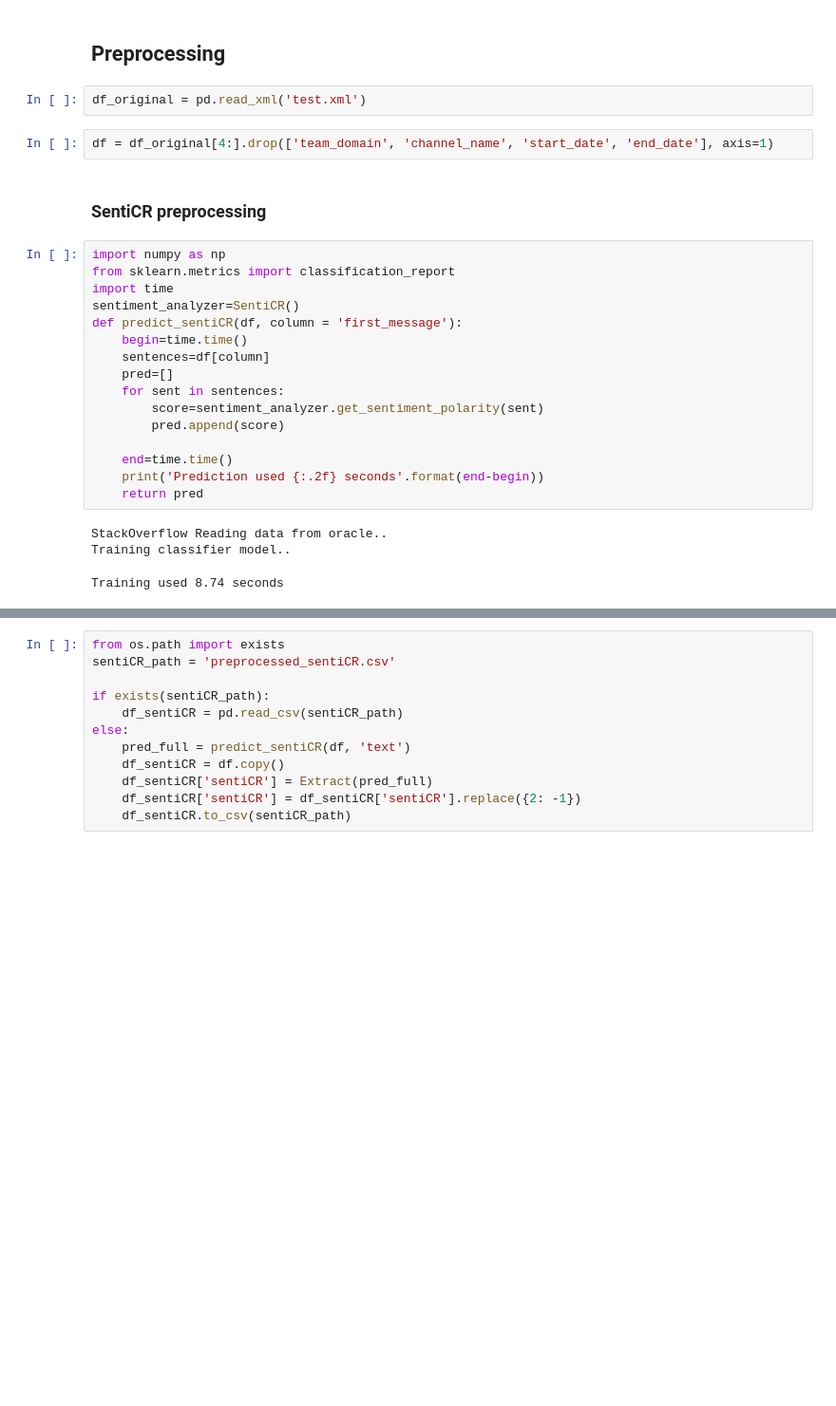
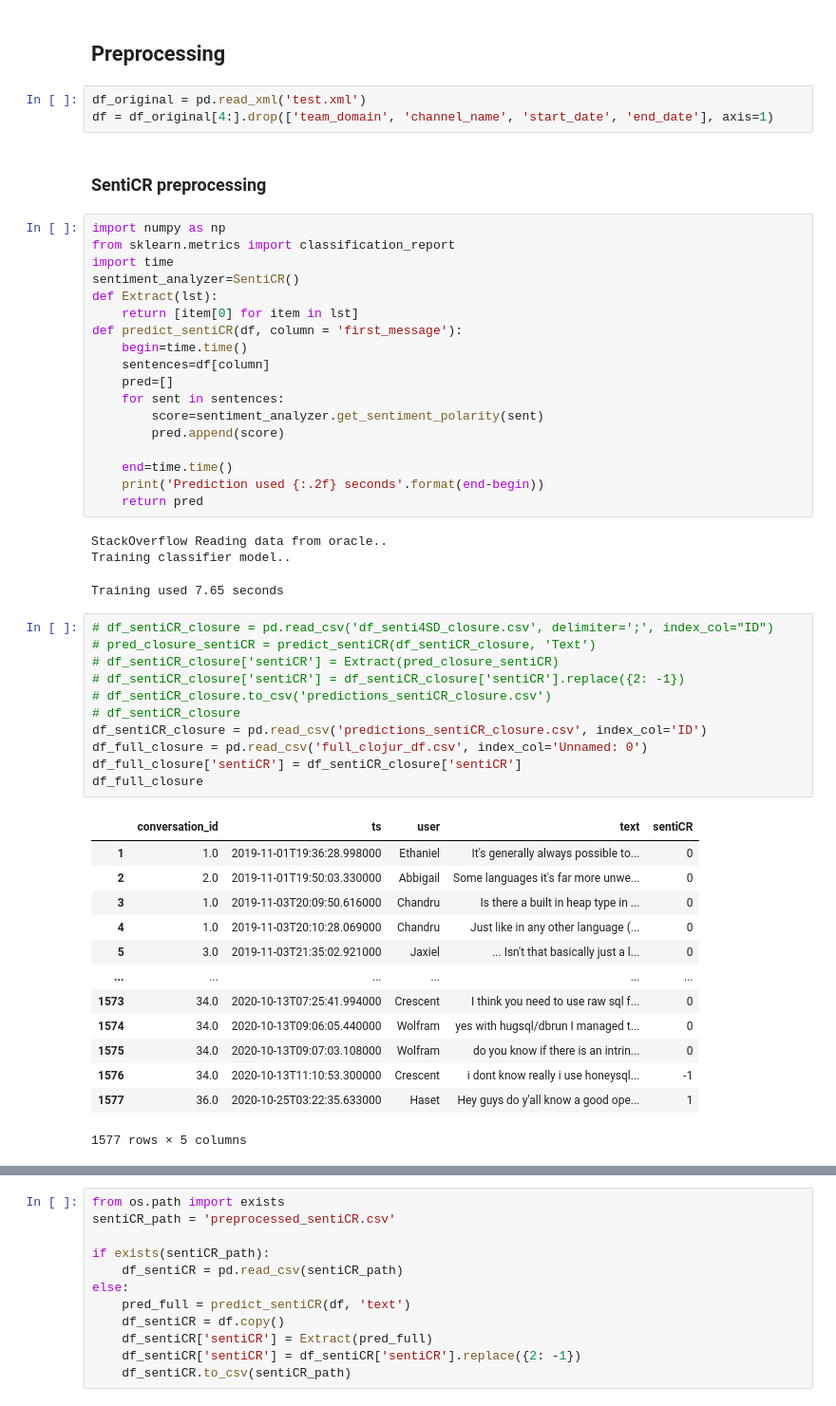
Before and after one commit to Tomgroot/empiricalSE, a Jupyter notebook: SentiScore.ipynb, the cells around one changed output, grey strips where cells are left out. Shown at 95% size. Saved outputs shown, nothing was run; the diff lists cells and outputs as text; blank space fills up the shorter version.

```diff
--- a/SentiScore.ipynb
+++ b/SentiScore.ipynb
@@ -7,8 +7,7 @@ SentiCR/data/so-train.pkl
 ## Preprocessing
 # %%
 df_original = pd.read_xml('test.xml')
+df = df_original[4:].drop(['team_domain', 'channel_name', 'start_date', 'end_date'], axis=1)
-# %%
-df = df_original[4:].drop(['team_domain', 'channel_name', 'start_date', 'end_date'], axis=1)
 # %% [markdown]
 ### SentiCR preprocessing
 # %%
@@ -16,6 +15,8 @@ import numpy as np
 from sklearn.metrics import classification_report
 import time
 sentiment_analyzer=SentiCR()
+def Extract(lst):
+    return [item[0] for item in lst]
 def predict_sentiCR(df, column = 'first_message'):
     begin=time.time()
     sentences=df[column]
@@ -30,4 +31,29 @@ def predict_sentiCR(df, column = 'first_message'):
 # %% [output]
 StackOverflow Reading data from oracle..
 Training classifier model..
-Training used 8.74 seconds
+Training used 7.65 seconds
+# %%
+# df_sentiCR_closure = pd.read_csv('df_senti4SD_closure.csv', delimiter=';', index_col="ID")
+# pred_closure_sentiCR = predict_sentiCR(df_sentiCR_closure, 'Text')
+# df_sentiCR_closure['sentiCR'] = Extract(pred_closure_sentiCR)
+# df_sentiCR_closure['sentiCR'] = df_sentiCR_closure['sentiCR'].replace({2: -1})
+# df_sentiCR_closure.to_csv('predictions_sentiCR_closure.csv')
+# df_sentiCR_closure
+df_sentiCR_closure = pd.read_csv('predictions_sentiCR_closure.csv', index_col='ID')
+df_full_closure = pd.read_csv('full_clojur_df.csv', index_col='Unnamed: 0')
+df_full_closure['sentiCR'] = df_sentiCR_closure['sentiCR']
+df_full_closure
+# %% [output]
+|  | conversation_id | ts | user | text | sentiCR |
+| 1 | 1.0 | 2019-11-01T19:36:28.998000 | Ethaniel | It's generally always possible to... | 0 |
+| 2 | 2.0 | 2019-11-01T19:50:03.330000 | Abbigail | Some languages it's far more unwe... | 0 |
+| 3 | 1.0 | 2019-11-03T20:09:50.616000 | Chandru | Is there a built in heap type in ... | 0 |
+| 4 | 1.0 | 2019-11-03T20:10:28.069000 | Chandru | Just like in any other language (... | 0 |
+| 5 | 3.0 | 2019-11-03T21:35:02.921000 | Jaxiel | ... Isn't that basically just a l... | 0 |
+| ... | ... | ... | ... | ... | ... |
+| 1573 | 34.0 | 2020-10-13T07:25:41.994000 | Crescent | I think you need to use raw sql f... | 0 |
+| 1574 | 34.0 | 2020-10-13T09:06:05.440000 | Wolfram | yes with hugsql/dbrun I managed t... | 0 |
+| 1575 | 34.0 | 2020-10-13T09:07:03.108000 | Wolfram | do you know if there is an intrin... | 0 |
+| 1576 | 34.0 | 2020-10-13T11:10:53.300000 | Crescent | i dont know really i use honeysql... | -1 |
+| 1577 | 36.0 | 2020-10-25T03:22:35.633000 | Haset | Hey guys do y'all know a good ope... | 1 |
+1577 rows × 5 columns
```
Also changed, not shown: parts of 29 cells of this notebook.
